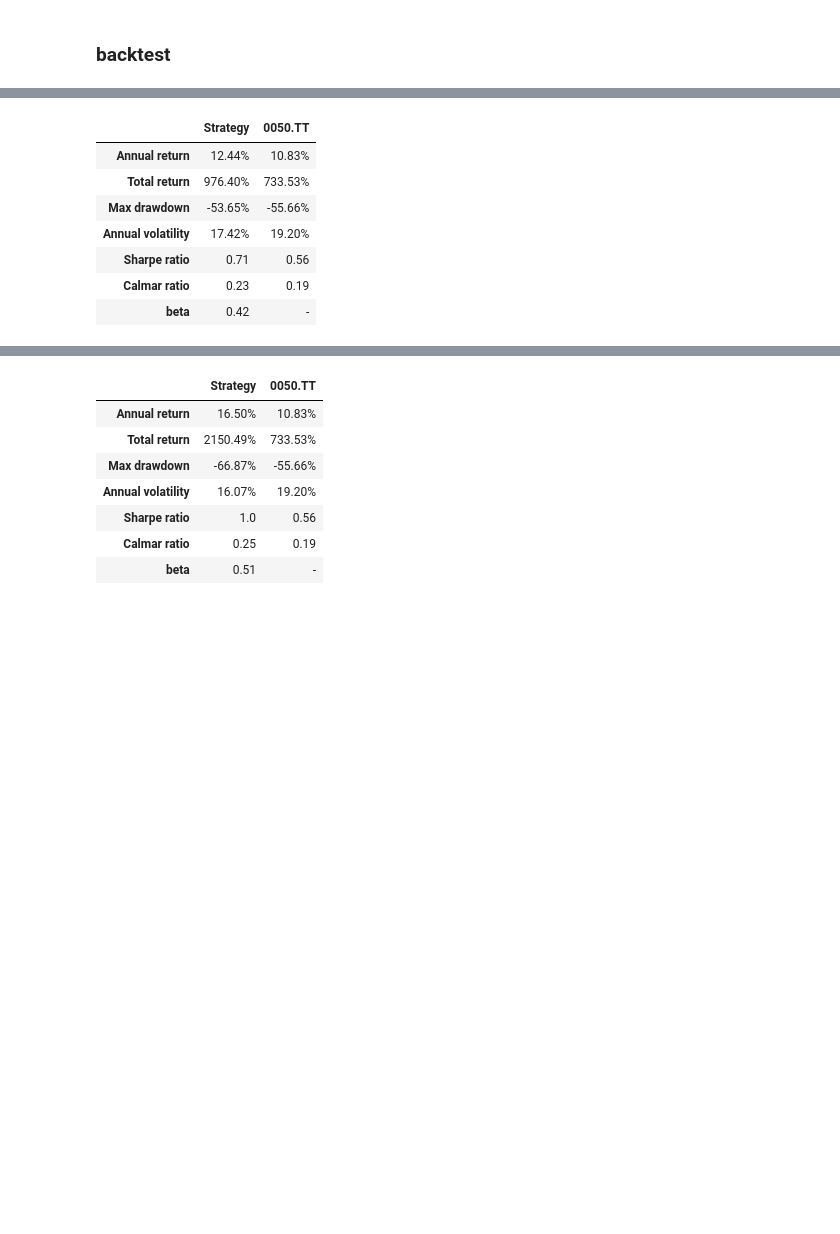
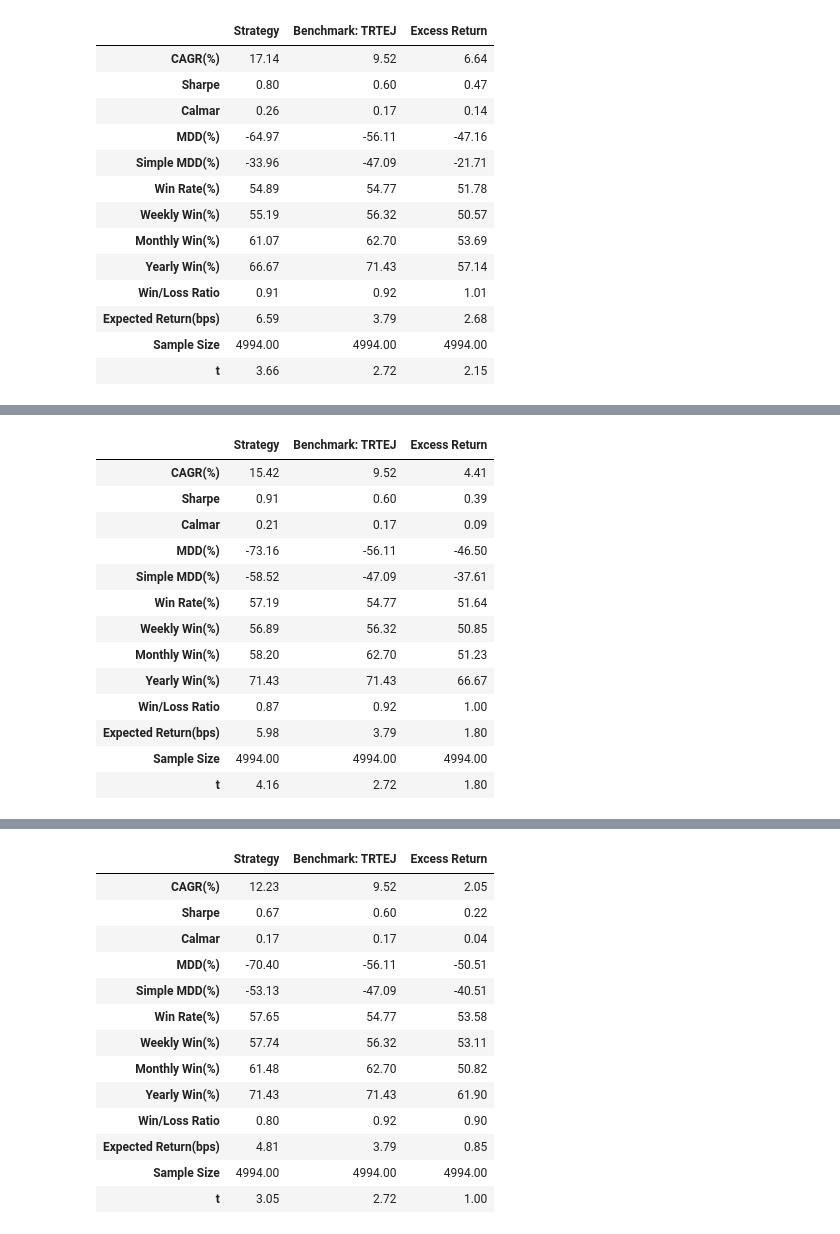
Before and after one commit to DeepLeek-quant/scythe-quant, a Jupyter notebook: examples/examples.ipynb, the cells around one changed output, grey strips where cells are left out. Cells and saved outputs as stored; diff of their text form; code cells hidden in the pictures; blank space fills up the shorter version.

```diff
--- a/examples/examples.ipynb
+++ b/examples/examples.ipynb
@@ -27,34 +15,59 @@ db = Databank()
-# %% [markdown]
-### backtest
 # %%
-roe = get_factor('roe')
-pbr = get_factor('股價淨值比', asc=False)
-mtm = get_factor('mtm_3m')
+data = Databank()
+roe = data['常續ROE'].to_factor().to_rank()
+pbr = (-1*data['股價淨值比']).to_factor().to_rank()
+mtm = (data['收盤價']*data['調整係數']).pct_change(60, fill_method=None).to_factor().to_rank()
 
-roe_strategy = backtesting(roe>=0.99, 'QR')
-pbr_strategy = backtesting(pbr>=0.95, 'QR')
-mtm_strategy = backtesting(mtm>=0.95, 'QR')
+roe_strategy = backtesting(roe>=0.99, 'QR', report=True)
+pbr_strategy = backtesting(pbr>=0.95, 'QR', report=True)
+mtm_strategy = backtesting(mtm>=0.95, 'QR', report=True)
 # %% [output]
+|  | Strategy | Benchmark: TRTEJ | Excess Return |
+| CAGR(%) | 17.14 | 9.52 | 6.64 |
+| Sharpe | 0.80 | 0.60 | 0.47 |
+| Calmar | 0.26 | 0.17 | 0.14 |
+| MDD(%) | -64.97 | -56.11 | -47.16 |
+| Simple MDD(%) | -33.96 | -47.09 | -21.71 |
+| Win Rate(%) | 54.89 | 54.77 | 51.78 |
+| Weekly Win(%) | 55.19 | 56.32 | 50.57 |
+| Monthly Win(%) | 61.07 | 62.70 | 53.69 |
+| Yearly Win(%) | 66.67 | 71.43 | 57.14 |
+| Win/Loss Ratio | 0.91 | 0.92 | 1.01 |
+| Expected Return(bps) | 6.59 | 3.79 | 2.68 |
+| Sample Size | 4994.00 | 4994.00 | 4994.00 |
+| t | 3.66 | 2.72 | 2.15 |
 [interactive output not drawn]
 [interactive output not drawn]
 [interactive output not drawn]
-|  | Strategy | 0050.TT |
-| Annual return | 12.44% | 10.83% |
-| Total return | 976.40% | 733.53% |
-| Max drawdown | -53.65% | -55.66% |
-| Annual volatility | 17.42% | 19.20% |
-| Sharpe ratio | 0.71 | 0.56 |
-| Calmar ratio | 0.23 | 0.19 |
-| beta | 0.42 | - |
+|  | Strategy | Benchmark: TRTEJ | Excess Return |
+| CAGR(%) | 15.42 | 9.52 | 4.41 |
+| Sharpe | 0.91 | 0.60 | 0.39 |
+| Calmar | 0.21 | 0.17 | 0.09 |
+| MDD(%) | -73.16 | -56.11 | -46.50 |
+| Simple MDD(%) | -58.52 | -47.09 | -37.61 |
+| Win Rate(%) | 57.19 | 54.77 | 51.64 |
+| Weekly Win(%) | 56.89 | 56.32 | 50.85 |
+| Monthly Win(%) | 58.20 | 62.70 | 51.23 |
+| Yearly Win(%) | 71.43 | 71.43 | 66.67 |
+| Win/Loss Ratio | 0.87 | 0.92 | 1.00 |
+| Expected Return(bps) | 5.98 | 3.79 | 1.80 |
+| Sample Size | 4994.00 | 4994.00 | 4994.00 |
+| t | 4.16 | 2.72 | 1.80 |
 [interactive output not drawn]
 [interactive output not drawn]
-|  | Strategy | 0050.TT |
-| Annual return | 16.50% | 10.83% |
-| Total return | 2150.49% | 733.53% |
-| Max drawdown | -66.87% | -55.66% |
-| Annual volatility | 16.07% | 19.20% |
-| Sharpe ratio | 1.0 | 0.56 |
-| Calmar ratio | 0.25 | 0.19 |
-| beta | 0.51 | - |
+|  | Strategy | Benchmark: TRTEJ | Excess Return |
+| CAGR(%) | 12.23 | 9.52 | 2.05 |
+| Sharpe | 0.67 | 0.60 | 0.22 |
+| Calmar | 0.17 | 0.17 | 0.04 |
+| MDD(%) | -70.40 | -56.11 | -50.51 |
+| Simple MDD(%) | -53.13 | -47.09 | -40.51 |
+| Win Rate(%) | 57.65 | 54.77 | 53.58 |
+| Weekly Win(%) | 57.74 | 56.32 | 53.11 |
+| Monthly Win(%) | 61.48 | 62.70 | 50.82 |
+| Yearly Win(%) | 71.43 | 71.43 | 61.90 |
+| Win/Loss Ratio | 0.80 | 0.92 | 0.90 |
+| Expected Return(bps) | 4.81 | 3.79 | 0.85 |
+| Sample Size | 4994.00 | 4994.00 | 4994.00 |
+| t | 3.05 | 2.72 | 1.00 |
 [interactive output not drawn]
 [interactive output not drawn]
```
Also changed, not shown: parts of 21 cells of this notebook, 12 other files.
